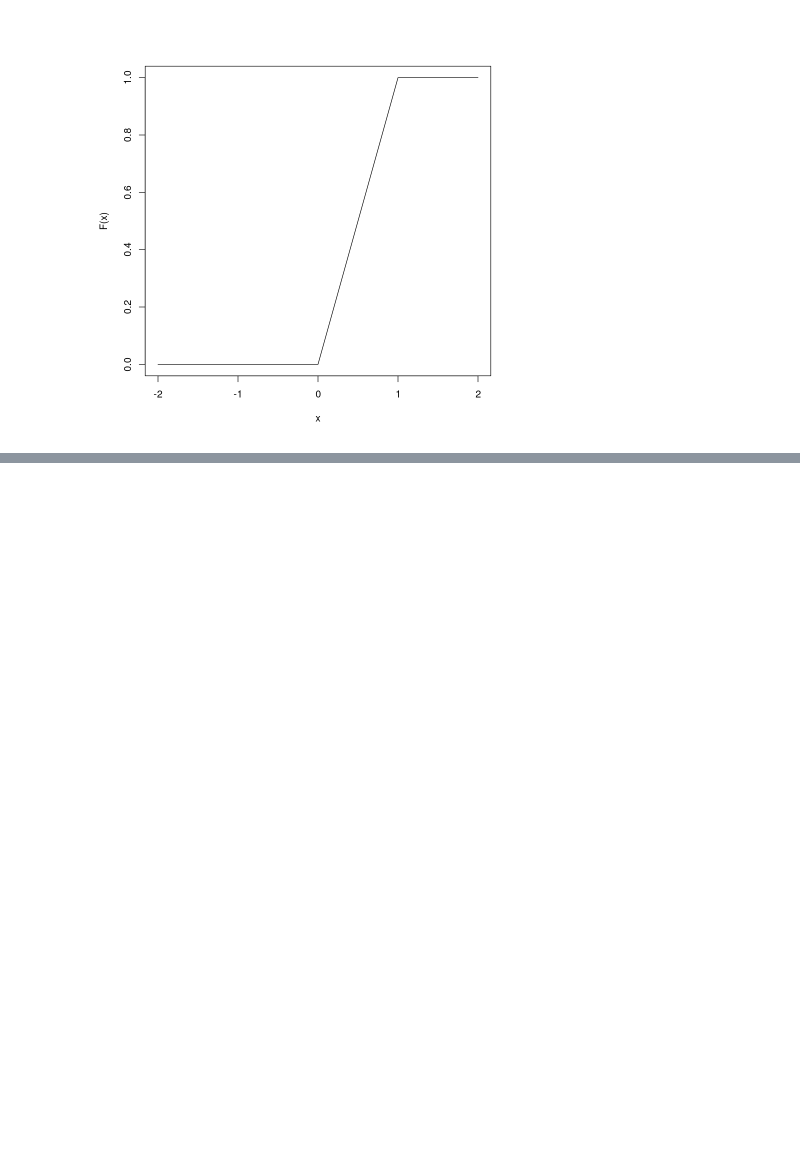
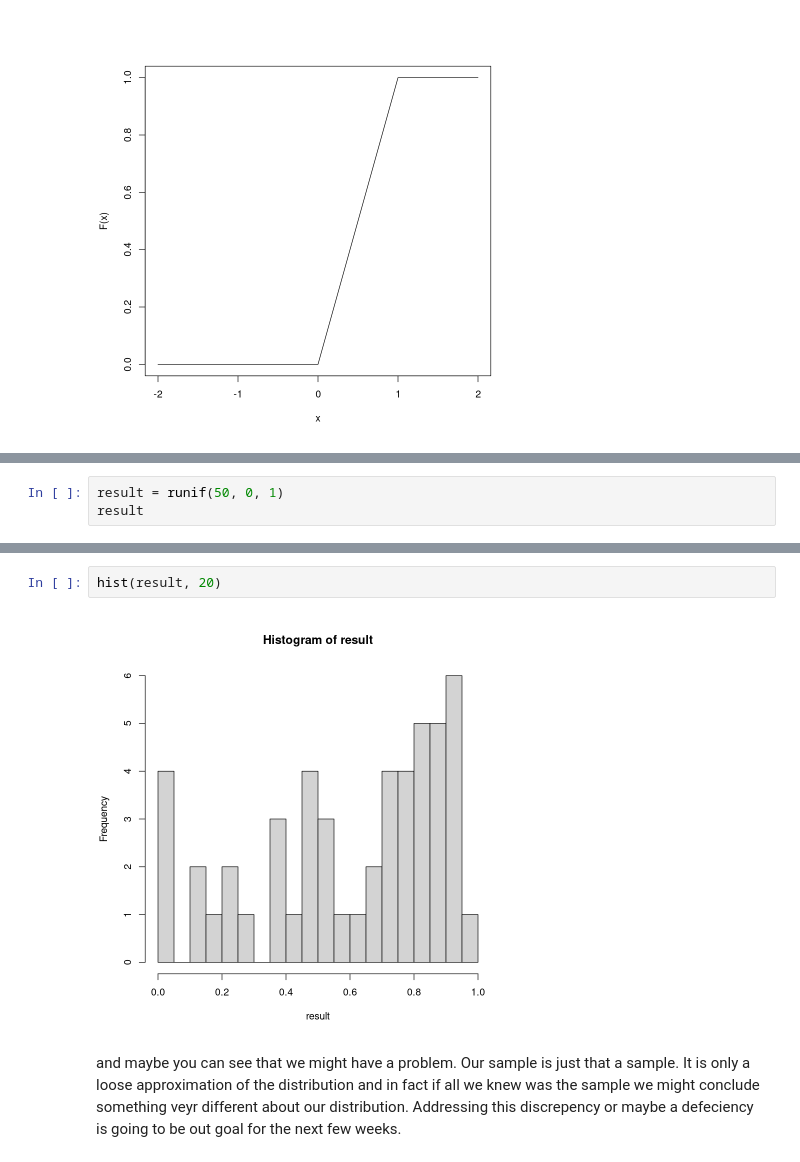
Before and after one commit to virgilpierce/MATH_550, a Jupyter notebook: _build/jupyter_execute/05-Continuous.ipynb, the cells around one changed output, grey strips where cells are left out. Saved outputs shown, nothing was run; the diff lists cells and outputs as text; blank space fills up the shorter version.

```diff
--- a/_build/jupyter_execute/05-Continuous.ipynb
+++ b/_build/jupyter_execute/05-Continuous.ipynb
@@ -145,0 +143,3 @@ Recall that for a discrete random variable we found the expected value
+# %%
+result = runif(50, 0, 1)
+result
@@ -145,0 +156,6 @@ Recall that for a discrete random variable we found the expected value
+# %%
+hist(result, 20)
+# %% [output]
+[figure, added]
+# %% [markdown]
+and maybe you can see that we might have a problem. Our sample is just that a sample. It is only a loose approximation of the distribution and in fact if all we knew was the sample we might conclude something veyr different about our distribution. Addressing this discrepency or maybe a defeciency is going to be out goal for the next few weeks.
```
Also changed, not shown: parts of 8 cells of this notebook, 8 other files.
